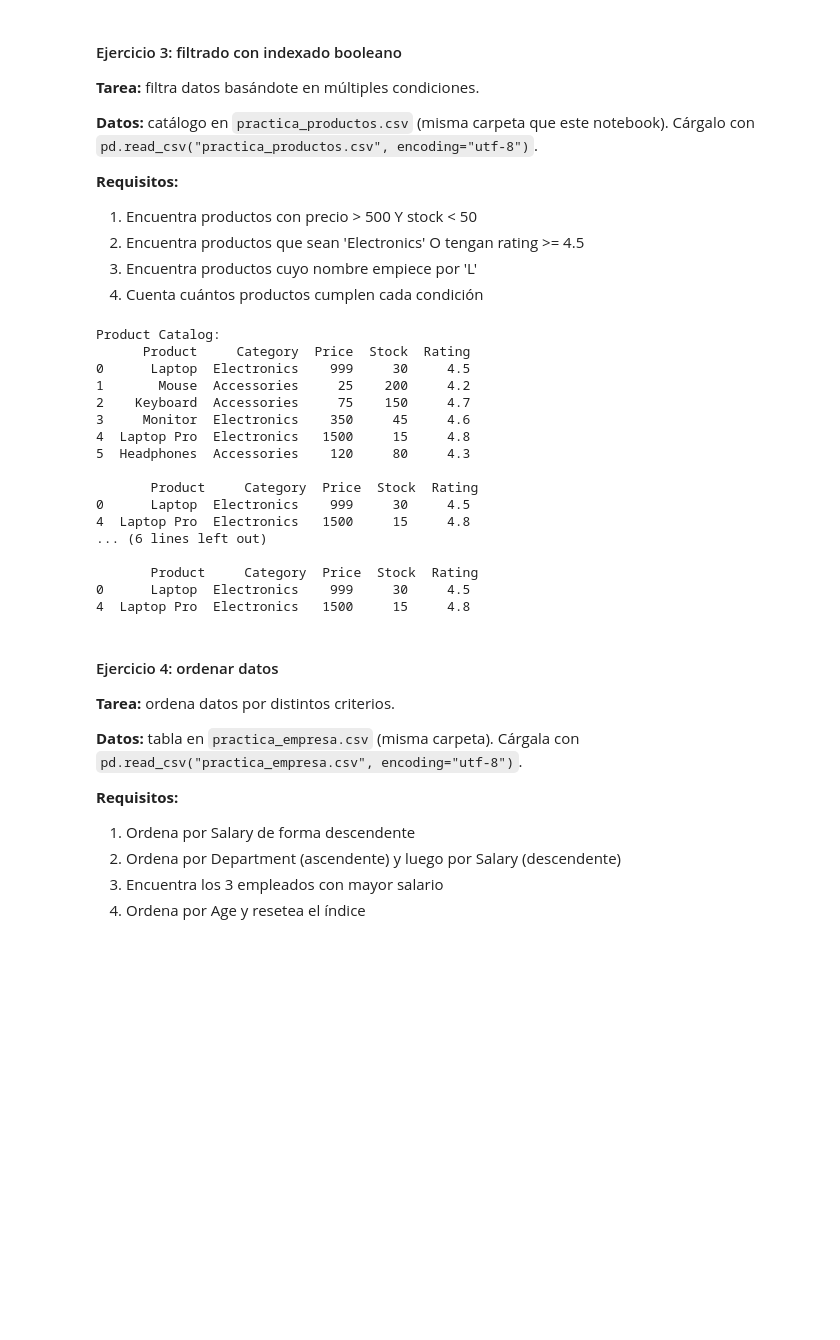
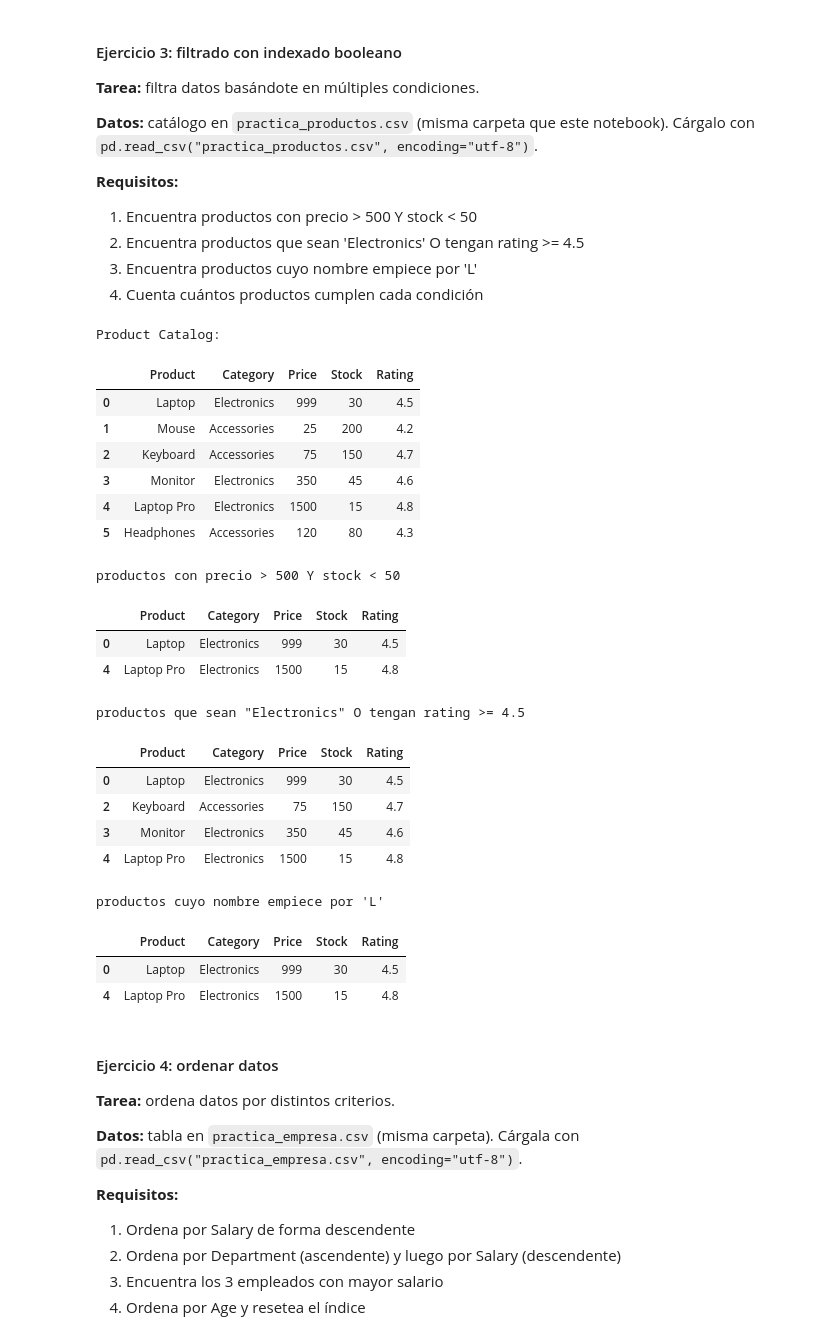
Before and after one commit to xFloki/Challenges_TheBridge, a Jupyter notebook: 02_Herramientas_Avanzadas/Sprint_03/Unidad_02_Pandas_lectura_escritura_ficheros/04_Practica_Obligatoria/Practica_Obligatoria_Pandas.ipynb, the cells around one changed output. Drawn from its saved outputs; the diff is of its cells as text; code cells hidden in the pictures; blank space fills up the shorter version.

```diff
--- a/02_Herramientas_Avanzadas/Sprint_03/Unidad_02_Pandas_lectura_escritura_ficheros/04_Practica_Obligatoria/Practica_Obligatoria_Pandas.ipynb
+++ b/02_Herramientas_Avanzadas/Sprint_03/Unidad_02_Pandas_lectura_escritura_ficheros/04_Practica_Obligatoria/Practica_Obligatoria_Pandas.ipynb
@@ -133,39 +140,48 @@ E004  Diana  Houston
 # %%
 # Ejercicio 3: datos desde CSV (misma carpeta que el notebook)
 products = pd.read_csv("practica_productos.csv")
 
 print("Product Catalog:")
-print(products)
+display(products)
 
 # TODO: Aplica los filtros aquí
 # 1. Encuentra productos con precio > 500 Y stock < 50
-print("\n", products.query('Price > 500 and Stock < 50'))
+print('productos con precio > 500 Y stock < 50')
+display(products.query('Price > 500 and Stock < 50'))
 # con query es lo mismo que products[(products["Price"] > 500) & (products["Stock"] < 50)] mas sencillo sintaxis estilo SQL
 
 # 2. Encuentra productos que sean 'Electronics' O tengan rating >= 4.5
-print("\n", products.query('Category == "Electronics" or Rating >= 4.5'))
+print('productos que sean "Electronics" O tengan rating >= 4.5')
+display(products.query('Category == "Electronics" or Rating >= 4.5'))
 
 # 3. Encuentra productos cuyo nombre empiece por 'L'
-print("\n", products[products['Product'].str.startswith('L')])
+print("productos cuyo nombre empiece por 'L'")
+display(products[products['Product'].str.startswith('L')])
+
 # 4. Cuenta cuántos productos cumplen cada condición
 # %% [output]
 Product Catalog:
-      Product     Category  Price  Stock  Rating
-0      Laptop  Electronics    999     30     4.5
-1       Mouse  Accessories     25    200     4.2
-2    Keyboard  Accessories     75    150     4.7
-3     Monitor  Electronics    350     45     4.6
-4  Laptop Pro  Electronics   1500     15     4.8
-5  Headphones  Accessories    120     80     4.3
-
-       Product     Category  Price  Stock  Rating
-0      Laptop  Electronics    999     30     4.5
-4  Laptop Pro  Electronics   1500     15     4.8
-... (6 lines left out)
-
-       Product     Category  Price  Stock  Rating
-0      Laptop  Electronics    999     30     4.5
-4  Laptop Pro  Electronics   1500     15     4.8
+|  | Product | Category | Price | Stock | Rating |
+| 0 | Laptop | Electronics | 999 | 30 | 4.5 |
+| 1 | Mouse | Accessories | 25 | 200 | 4.2 |
+| 2 | Keyboard | Accessories | 75 | 150 | 4.7 |
+| 3 | Monitor | Electronics | 350 | 45 | 4.6 |
+| 4 | Laptop Pro | Electronics | 1500 | 15 | 4.8 |
+| 5 | Headphones | Accessories | 120 | 80 | 4.3 |
+productos con precio > 500 Y stock < 50
+|  | Product | Category | Price | Stock | Rating |
+| 0 | Laptop | Electronics | 999 | 30 | 4.5 |
+| 4 | Laptop Pro | Electronics | 1500 | 15 | 4.8 |
+productos que sean "Electronics" O tengan rating >= 4.5
+|  | Product | Category | Price | Stock | Rating |
+| 0 | Laptop | Electronics | 999 | 30 | 4.5 |
+| 2 | Keyboard | Accessories | 75 | 150 | 4.7 |
+| 3 | Monitor | Electronics | 350 | 45 | 4.6 |
+| 4 | Laptop Pro | Electronics | 1500 | 15 | 4.8 |
+productos cuyo nombre empiece por 'L'
+|  | Product | Category | Price | Stock | Rating |
+| 0 | Laptop | Electronics | 999 | 30 | 4.5 |
+| 4 | Laptop Pro | Electronics | 1500 | 15 | 4.8 |
 # %% [markdown]
 #### Ejercicio 4: ordenar datos
 
```
Also changed, not shown: parts of 3 cells of this notebook.
